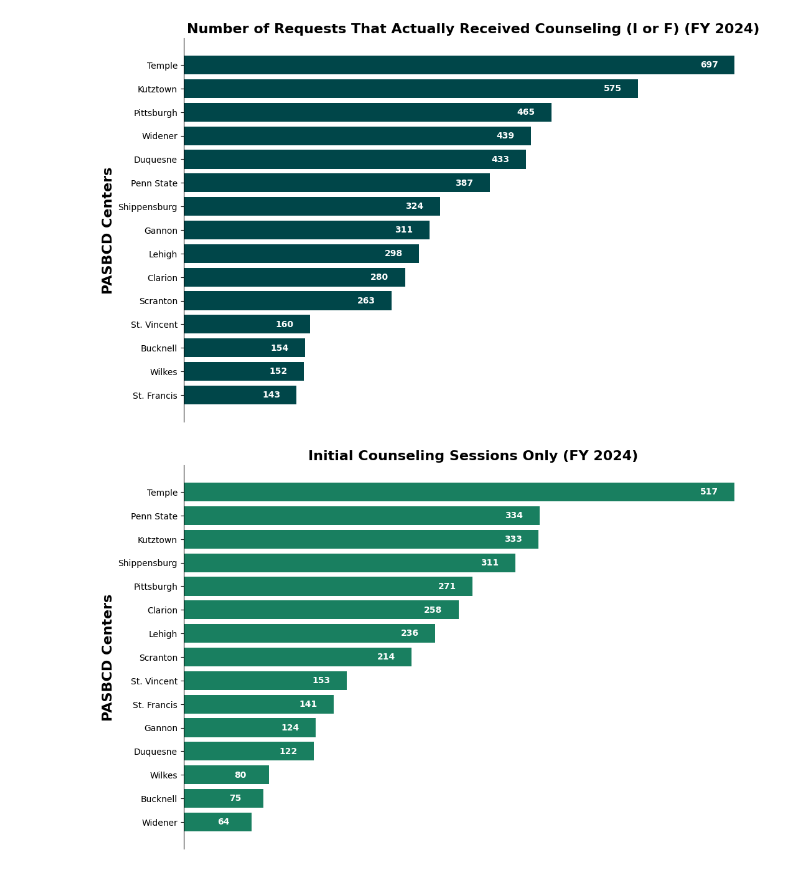
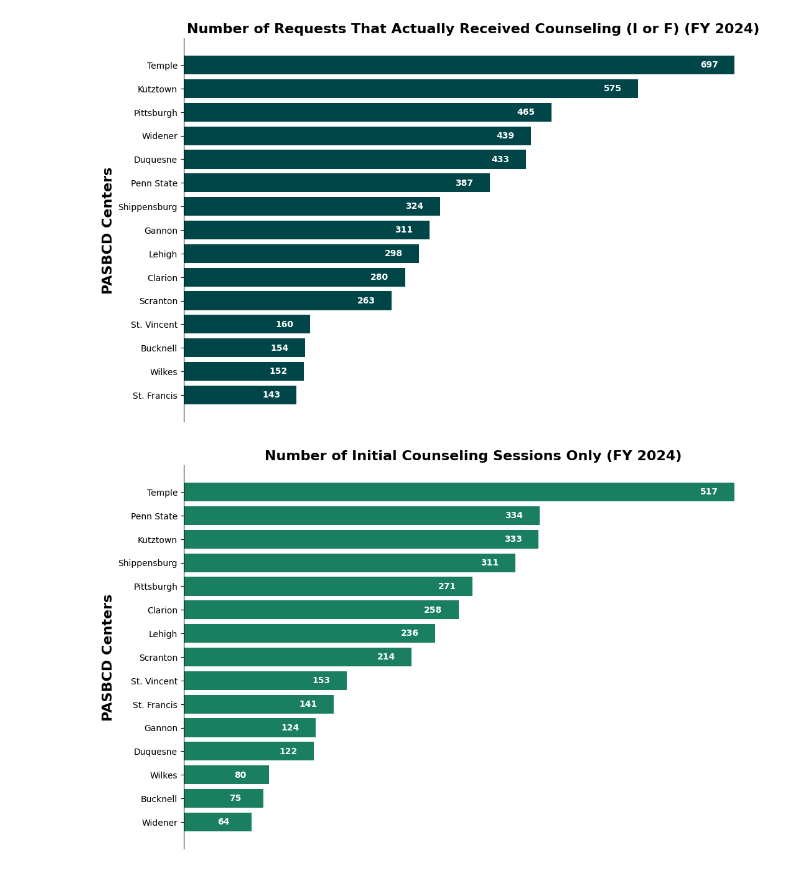
Before and after one commit to martineveryday/new_conseling_per_county, a Jupyter notebook: Req_Counseling_FY2024.ipynb, the cells around one changed output. Cells and saved outputs as stored; diff of their text form; code cells hidden in the pictures.

```diff
--- a/Req_Counseling_FY2024.ipynb
+++ b/Req_Counseling_FY2024.ipynb
@@ -8,8 +8,8 @@ import json
 filenames_graphnames = {
     'req_counseling_FY2024.csv': ('Number of New Counseling Requests (FY 2024)', '#71bf44'),
     'conversion_rate_FY2024.csv': ('Number of Requests That Actually Received Counseling (I or F) (FY 2024)', '#004649'),
-    'conversion_initial_only.csv': ('Initial Counseling Sessions Only (FY 2024)', '#197f60'),
-    'conversion_initial_hour_or_more.csv': ('Number of Initial Sessions Lasting One Hour or More (Cumulative Time)', '#73e0c6'),
+    'conversion_initial_only.csv': ('Number of Initial Counseling Sessions Only (FY 2024)', '#197f60'),
+    'conversion_initial_hour_or_more.csv': ('Number of Clients with One Hour or More of Cumulative Counseling Time', '#73e0c6'),
     'at_least_30_minutes.csv': ('Number of Requests That Received an Initial Session', '#ffba31')
 }
 
@@ -31,7 +31,7 @@ class ConfigLoader:
 
 class FileManager:
     def __init__(self, filenames):
-         """
+        """
         Initializes the FileManager with the given filenames, reads the CSV files, and loads center mappings.
 
         Args:
@@ -245,32 +245,32 @@ class ReportGenerator:
         Calculates the percentage of conversion between two DataFrames based on a specified column.
 
         Args:
             df1 (pd.DataFrame): The first DataFrame containing the baseline data.
             df2 (pd.DataFrame): The second DataFrame containing the converted
         """
         df = pd.merge(df1,df2,how='inner', on=rename_col)
 
         df[percent] = df[df2_col] / df[df1_col] * 100
         df[percent] = df[percent].apply(lambda x: f'{x:.1f}%')
 
 
         return df
 
 
-objects = ReportGenerator(filenames)
+objects = ReportGenerator(filenames_graphnames.keys())
 
 
 for file, (title, color) in filenames_graphnames.items():
     df = objects.report_center_omit_some(file, title)
     objects.graph_data.graph_horizontal_barchart(df, 'Center', title, title, color)
 
 
 df1 = objects.report_center_omit_some('req_counseling_FY2024.csv', 'Number of eCenter Counseling Requests')
 df2 = objects.report_center_omit_some('at_least_30_minutes.csv', 'Initial Sessions ≥ 30 Minutes')
 
 x = ReportGenerator.calculate_percentage(df1, df2, 'Center', 'Number of eCenter Counseling Requests', 'Initial Sessions ≥ 30 Minutes')
 x
 # %% [output]
 [figure]
 [figure]
-[figure, old version]
+[figure, new version]
```
Also changed, not shown: parts of 1 cell of this notebook.
